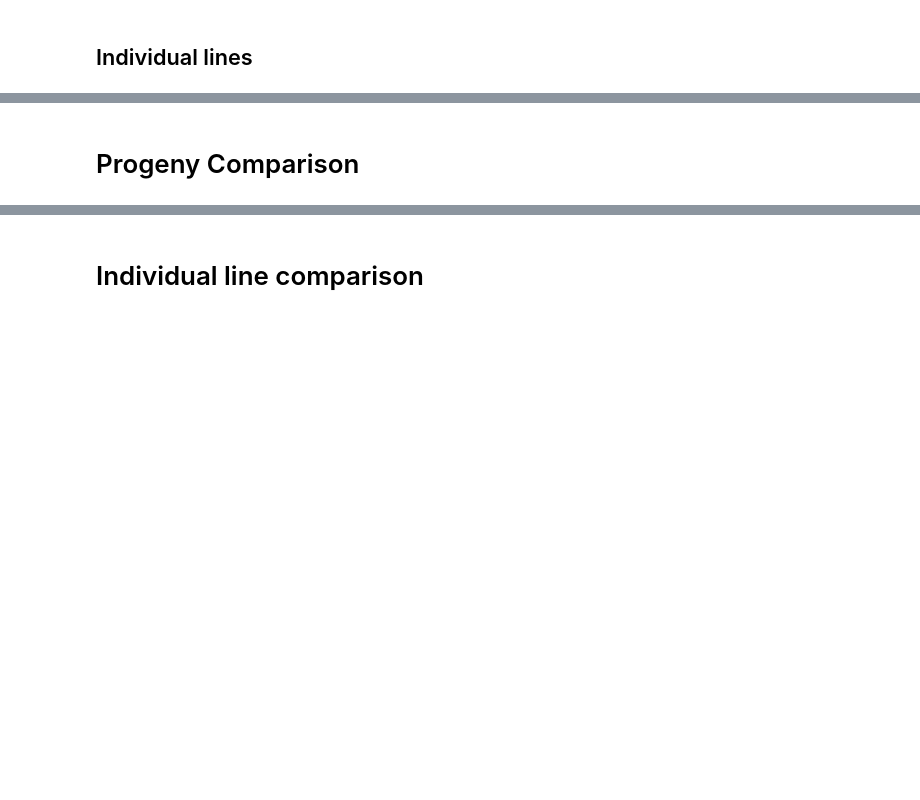
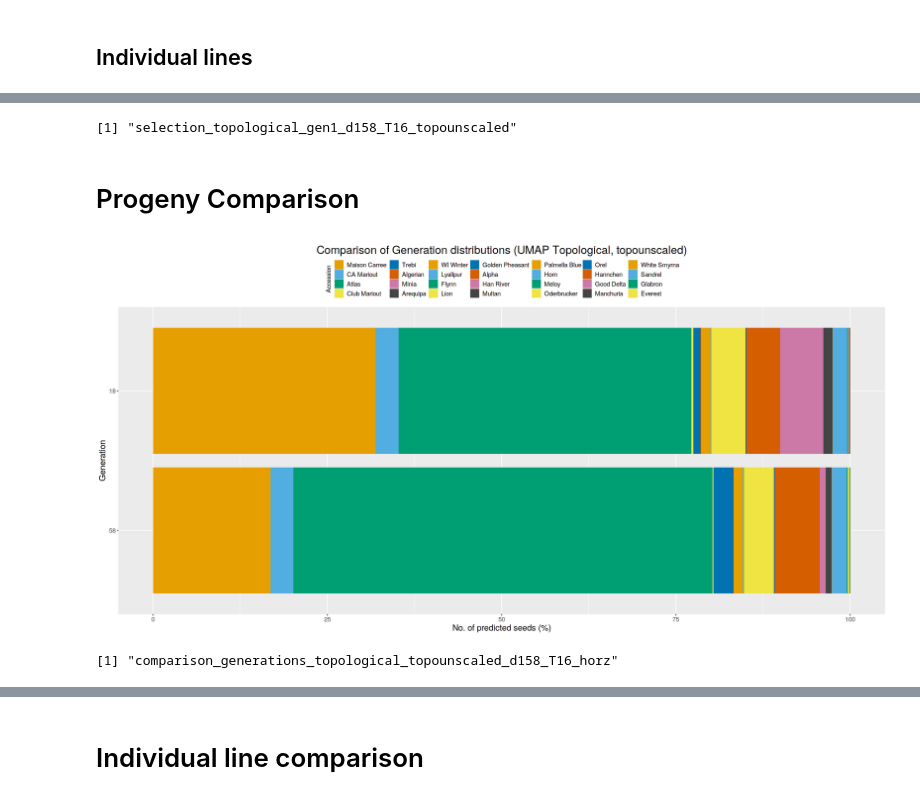
Before and after one commit to amezqui3/demeter, a Jupyter notebook: jupyter/16_progeny_classification_analysis.ipynb, the cells around one changed output, grey strips where cells are left out. Drawn from its saved outputs; the diff is of its cells as text; code cells hidden in the pictures; blank space fills up the shorter version.

```diff
--- a/jupyter/16_progeny_classification_analysis.ipynb
+++ b/jupyter/16_progeny_classification_analysis.ipynb
@@ -149,9 +168,12 @@ p
 # %%
 w = 14
 h = 8
-filename <- paste('selection_umap_gen',gen,'_d',d,'_T',TT,sep='')
+filename <- paste('selection_',info_type,'_gen',gen,'_d',d,'_T',TT,'_',scaled, sep='')
+print(filename)
 ggplot2::ggsave(paste(filename, '.pdf', sep=''), plot=p, device='pdf', width=w, height=h)
 ggplot2::ggsave(paste(filename, '.png', sep=''), plot=p, device='png', width=w, height=h)
+# %% [output]
+[1] "selection_topological_gen1_d158_T16_topounscaled"
 # %% [markdown]
 # Progeny Comparison
 # %%
@@ -161,7 +183,7 @@ genn <- 18
 d <- 158
 TT <- 16
 
-info_type <- 'combined'
+info_type <- 'topological'
 scaled <- 'topounscaled'
 
 filename <- paste('gen', gen, '_svm_', info_type, '_d', d,'_T',TT,'_',scaled,'.csv', sep='')
@@ -170,11 +192,6 @@ progeny1 <- read.csv(filename)
 # gen7_svm_combined_d158_T16_toposcaled.csv
 gen <- 7
 genn <- 58
-d <- 158
-TT <- 16
-
-info_type <- 'combined'
-scaled <- 'topounscaled'
 
 filename <- paste('gen', gen, '_svm_', info_type, '_d', d,'_T',TT,'_',scaled,'.csv', sep='')
 progeny7 <- read.csv(filename)
@@ -210,28 +227,36 @@ df7$Gen <- 58
 df <- rbind(df1, df7)
 df$Gen = factor(df$Gen, levels=c(58,18))
 # %%
-titlename <- 'Comparison of lines across generations'
+titlename <- paste('Comparison of Generation distributions (UMAP ',
+                    stringr::str_to_title(info_type), ', ',
+                    scaled, ')', sep='')
+
 p <- ggplot2::ggplot(df, aes(y=Gen, x=V2)) +
     geom_col(aes(fill=Line), position = position_stack(reverse = TRUE)) +
     scale_fill_manual(values = fcolors, guide = guide_legend(ncol = 7)) +
     theme(plot.title = element_text(hjust = 0.5, vjust = 0, size=20),
             axis.text.x = element_text(size = 11, angle=0),
             #axis.text.x = element_blank(),
             axis.text.y = element_text(size = 11),
             axis.title = element_text(size=15),
             legend.text = element_text(size=11),
             legend.title = element_text(angle=90, vjust=0.5, hjust=0.5),
             legend.position = "top"
             ) +
     xlab('No. of predicted seeds (%)') +
     ggtitle(titlename) +
     ylab('Generation') +
     labs(fill = "Accession")
 p
+# %% [output]
+[figure, added]
 # %%
 w = 10
 h = 3
-filename <- paste('comparison_generations_d',d,'_T',TT,'_horz', sep='')
+filename <- paste('comparison_generations_',info_type,'_',scaled,'_d',d,'_T',TT,'_horz', sep='')
+print(filename)
 ggplot2::ggsave(paste(filename, '.pdf', sep=''), plot=p, device='pdf', width=w, height=h)
 ggplot2::ggsave(paste(filename, '.png', sep=''), plot=p, device='png', width=w, height=h)
+# %% [output]
+[1] "comparison_generations_topological_topounscaled_d158_T16_horz"
 # %%
```
Also changed, not shown: parts of 19 cells of this notebook.
